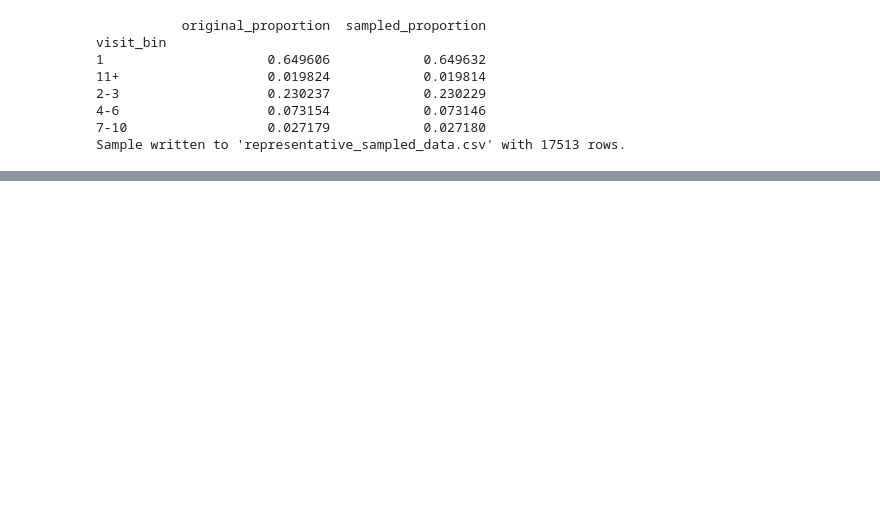
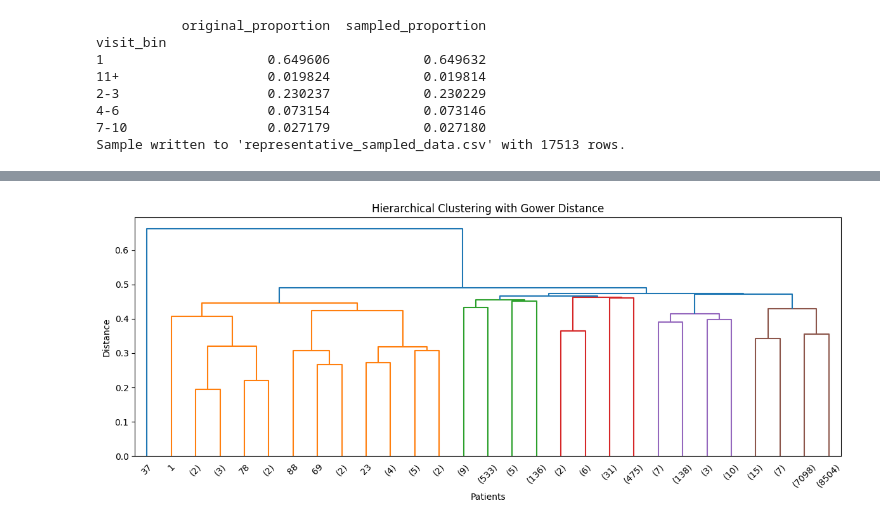
Before and after one commit to neebm/HLTH650_project, a Jupyter notebook: data_reader.ipynb, the cells around one changed output, grey strips where cells are left out. Cells and saved outputs as stored; diff of their text form; code cells hidden in the pictures; blank space fills up the shorter version.

```diff
--- a/data_reader.ipynb
+++ b/data_reader.ipynb
@@ -606,2 +525,37 @@ Silhouette Score for K=2: 0.56
 [figure]
 [figure]
+# %%
+#categorical hierarchal clustering -- probably not that helpful
+
+import gower
+from scipy.cluster.hierarchy import linkage, dendrogram
+from scipy.spatial.distance import squareform
+
+df  = pd.read_csv('/home/bhux/mikayla/ProjectLLM-hlth/Superutil/hosp/representative_sampled_data.csv')
+
+
+# Select your features
+features = ['age', 'sex', 'icd_code_count', 'unique_icd_code_count', 'race',
+            'marital_status', 'insurance', 'language', 'total_visits']
+df_subset = df[features].copy()
+df_subset.dropna(inplace=True)
+
+# Convert categorical columns to string
+cat_cols = ['sex', 'race', 'marital_status', 'insurance', 'language']
+for col in cat_cols:
+    df_subset[col] = df_subset[col].astype(str)
+
+gower_dist = gower.gower_matrix(df_subset)
+
+Z = linkage(squareform(gower_dist), method='average')
+
+# Dendrogram
+plt.figure(figsize=(12, 5))
+dendrogram(Z, truncate_mode='level', p=5)
+plt.title("Hierarchical Clustering with Gower Distance")
+plt.xlabel("Patients")
+plt.ylabel("Distance")
+plt.tight_layout()
+plt.show()
+# %% [output]
+[figure, added]
```
Also changed, not shown: parts of 11 cells of this notebook.
